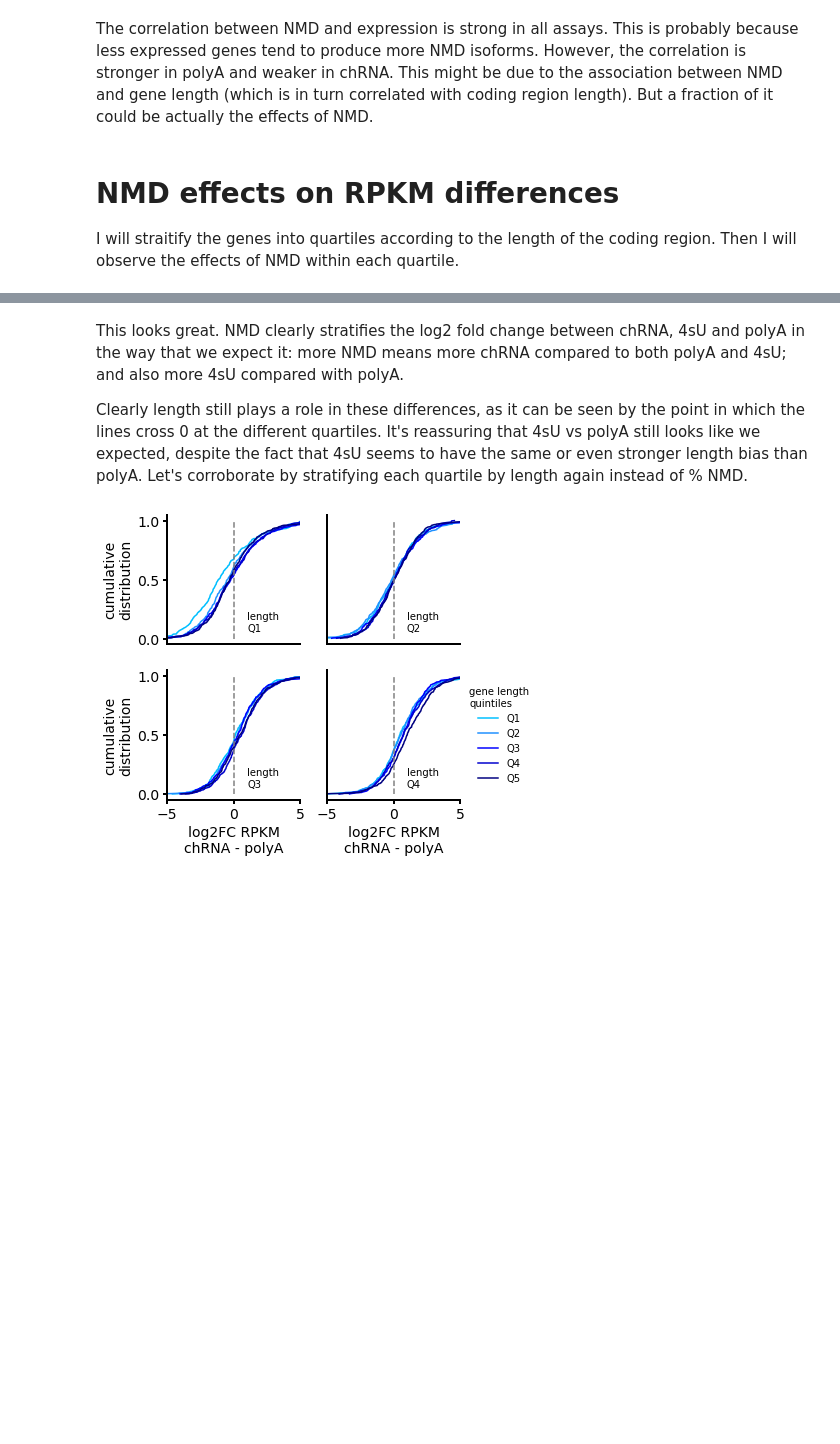
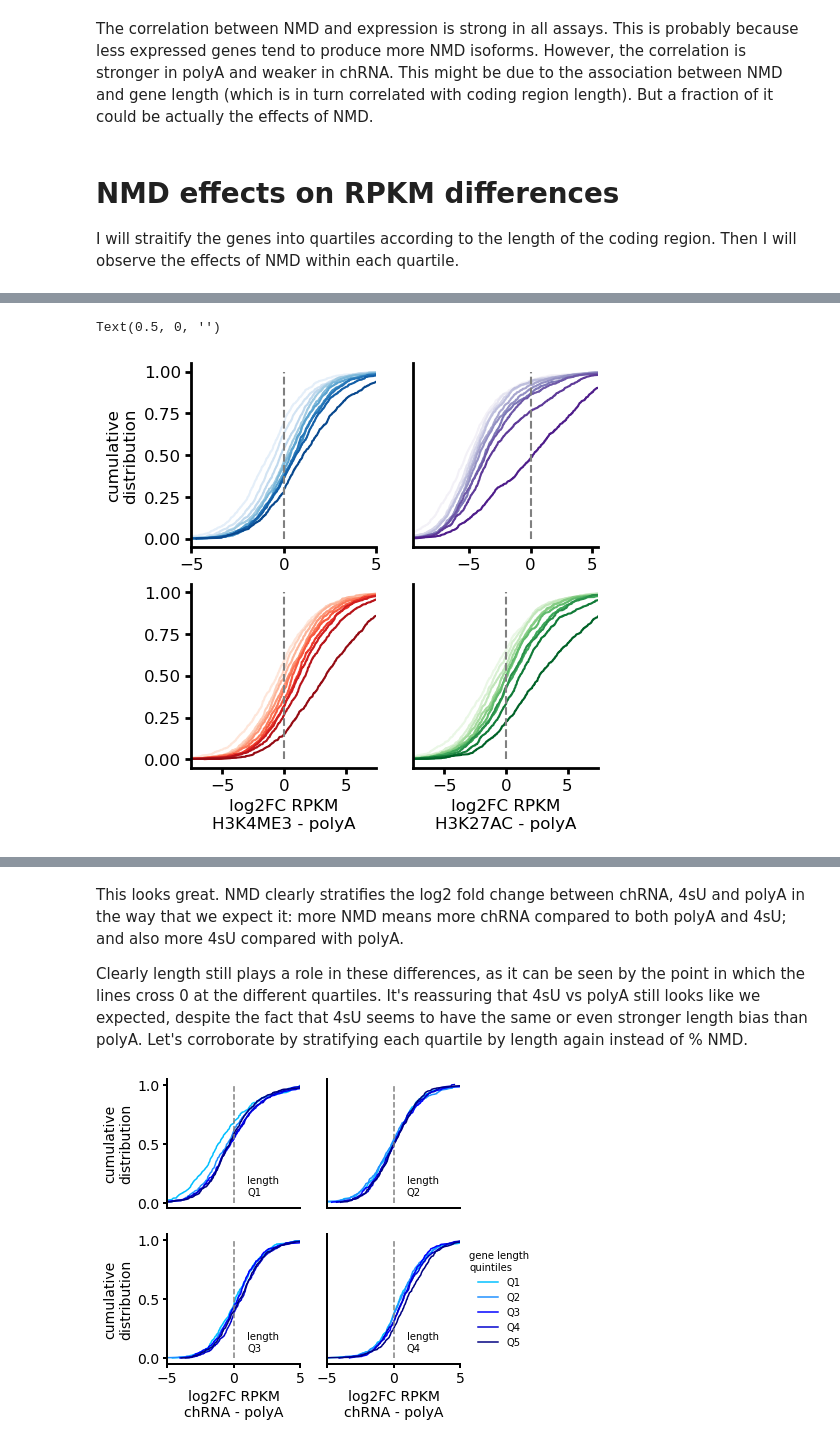
Before and after one commit to bfairkun/ChromatinSplicingQTLs, a Jupyter notebook: analysis/20230216_NMD_effects_in_gene_expression.ipynb, the cells around one changed output, grey strips where cells are left out. Drawn from its saved outputs; the diff is of its cells as text; code cells hidden in the pictures; blank space fills up the shorter version.

```diff
--- a/analysis/20230216_NMD_effects_in_gene_expression.ipynb
+++ b/analysis/20230216_NMD_effects_in_gene_expression.ipynb
@@ -212,8 +212,8 @@ for x in ax:
     x.set_ylim([-17.5, 17.5])
     x.spines['left'].set_linewidth(2)
     x.spines['bottom'].set_linewidth(2)
-    x.spines.right.set_visible(False)
-    x.spines.top.set_visible(False)
+    x.spines['right'].set_visible(False)
+    x.spines['top'].set_visible(False)
 
 ax[1].set_yticks([])
 ax[2].set_yticks([])
@@ -276,0 +344,47 @@ multiplot_quartiles(chRNA_ml30_log2_difference, quartile_list,
+# %%
+# like H3K27ac-polyA
+# H3K4me3-polyA
+# H3K36me3-polyA
+
+figsize = (5.25,5.25)
+fig, ax = plt.subplots(nrows=2, ncols=2, gridspec_kw={'height_ratios': [1, 1,]}, figsize=figsize)
+
+NMD_ratio_quant_all_genes = get_series_quantile(chRNA_juncs_NMD_ratio.mean(axis=1), quant=10)
+NMD_ratio_quant_all_h3k4me3 = get_series_quantile(chRNA_juncs_NMD_ratio.loc[h3k4me3_idx].mean(axis=1), quant=10)
+NMD_ratio_quant_all_h3k27ac = get_series_quantile(chRNA_juncs_NMD_ratio.loc[h3k27ac_idx].mean(axis=1), quant=10)
+
+
+
+plot_cumulative_quantiles(chRNA_polyA_log2_difference, NMD_ratio_quant_all_genes,
+                          sns.color_palette("Blues", 10),
+#                                    ['deepskyblue', 'dodgerblue', 'blue', 'mediumblue', 'navy'],
+                                   ax=ax[0,0],
+                                   ylabel='cumulative\ndistribution',
+                                   xlabel='log2FC RPKM\nchRNA - polyA',
+                                   legend_title = '%NMD quintiles',
+                                   vertical_line_at = 0, xlim=[-5, 5],
+                                   fontsize=12)
+
+plot_cumulative_quantiles(h3k36me3_polyA_log2_difference, NMD_ratio_quant_all_genes,
+                    sns.color_palette("Purples", 10), xlim=[-9.5,5.5], ax=ax[0,1],
+                          vertical_line_at = 0,
+                   xlabel = 'log2FC RPKM\nH3K36ME3 - polyA', legend_title = '%NMD quintiles', fontsize=12)
+
+plot_cumulative_quantiles(h3k4me3_polyA_log2_difference, NMD_ratio_quant_all_h3k4me3,
+                    sns.color_palette("Reds", 10), xlim=[-7.5,7.5], ax=ax[1,0],
+                          vertical_line_at = 0,
+                   xlabel = 'log2FC RPKM\nH3K4ME3 - polyA', legend_title = '%NMD quintiles', fontsize=12)
+
+plot_cumulative_quantiles(h3k27ac_polyA_log2_difference, NMD_ratio_quant_all_h3k27ac,
+                    sns.color_palette("Greens", 10), xlim=[-7.5,7.5], ax=ax[1,1],
+                          vertical_line_at = 0,
+                   xlabel = 'log2FC RPKM\nH3K27AC - polyA', legend_title = '%NMD quintiles', fontsize=12)
+
+ax[0,1].set_yticks([])
+ax[1,1].set_yticks([])
+
+ax[0,0].set_xlabel('')
+ax[0,1].set_xlabel('')
+# %% [output]
+Text(0.5, 0, '')
+[figure, added]
```
Also changed, not shown: parts of 15 cells of this notebook, 5 other files.
